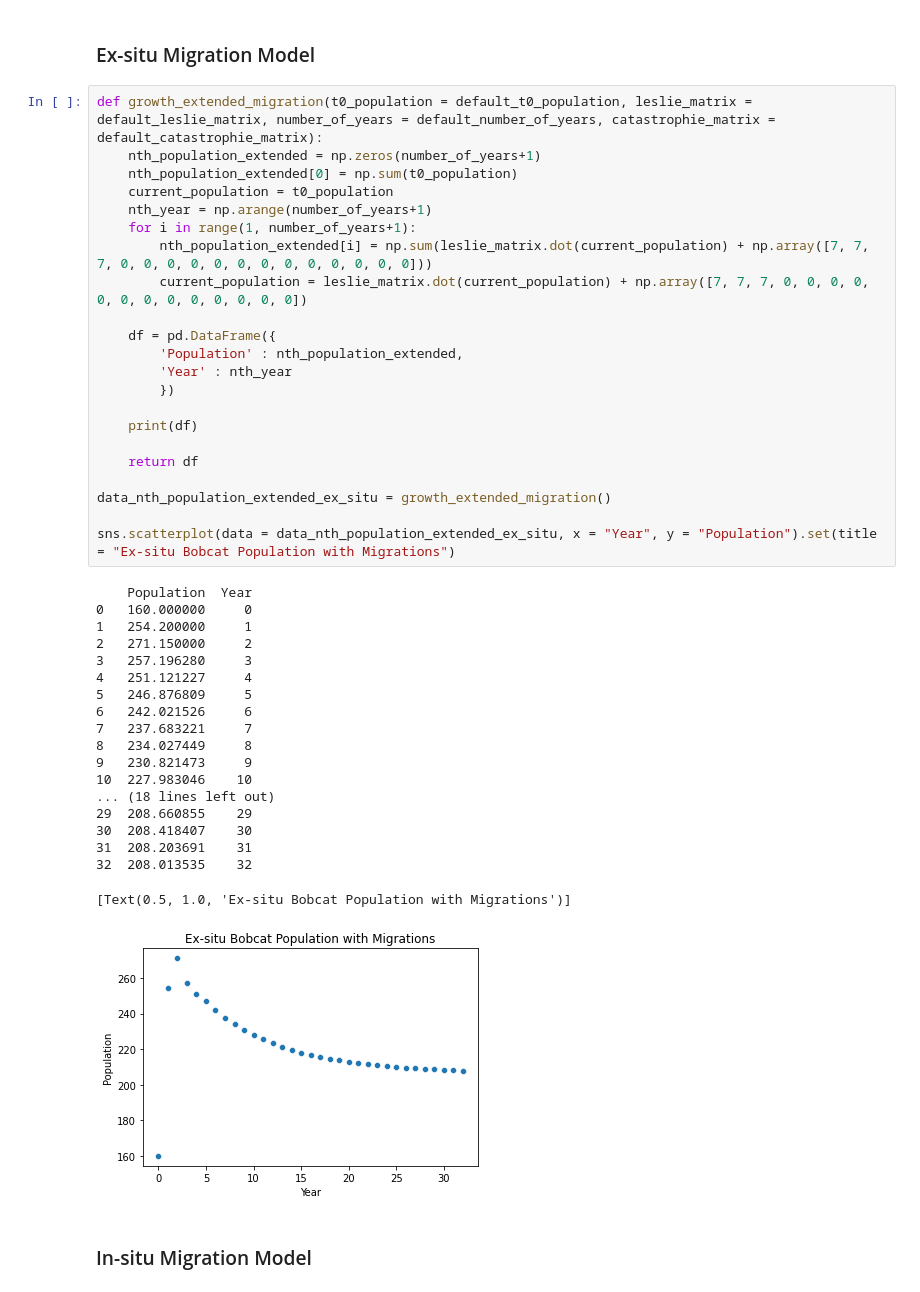
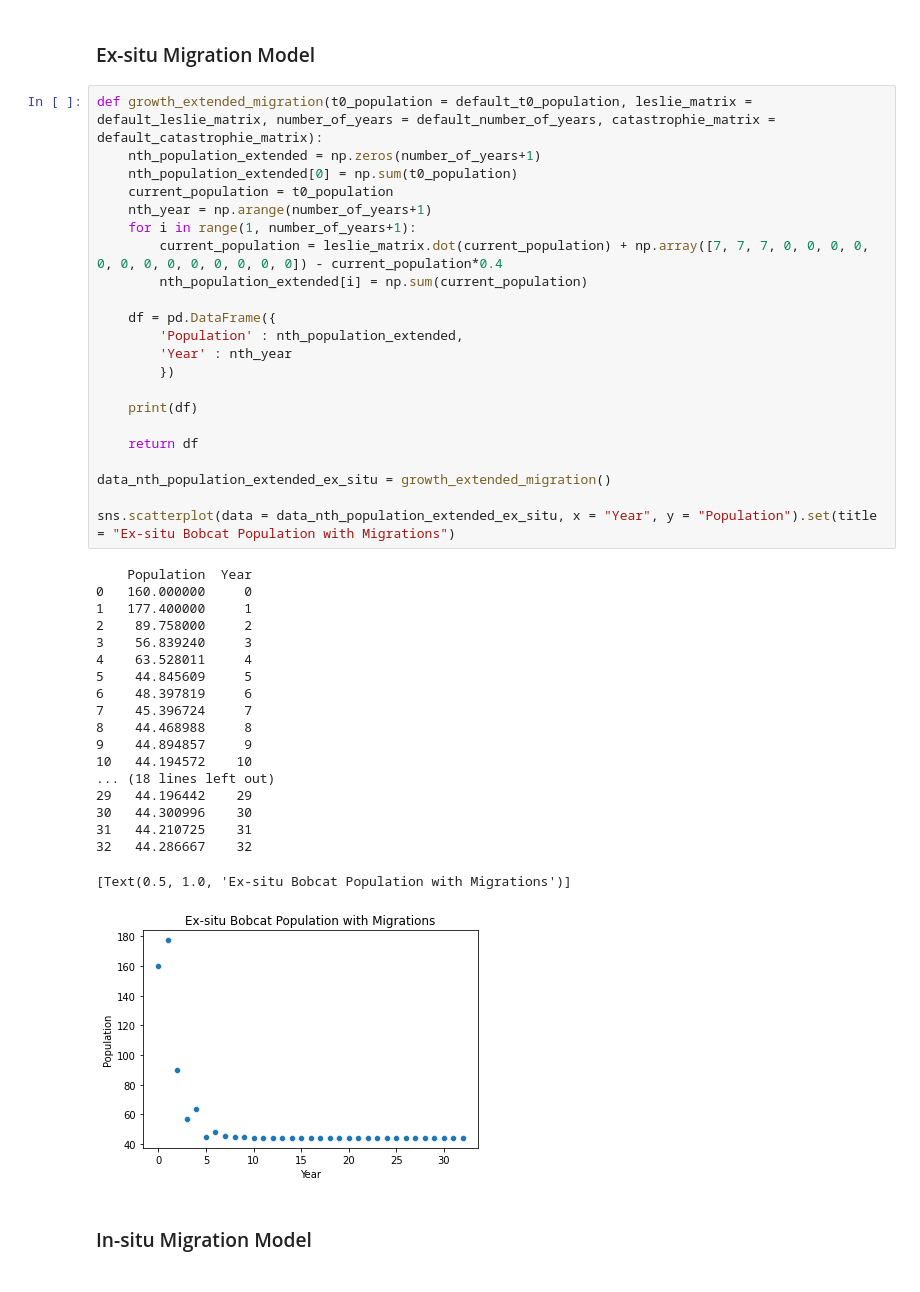
Before and after one commit to AlienVisitor/Math-3MB3, a Jupyter notebook: finalproject.ipynb, the cells around one changed output. Cells and saved outputs as stored; diff of their text form.

```diff
--- a/finalproject.ipynb
+++ b/finalproject.ipynb
@@ -202,45 +202,45 @@ sns.scatterplot(data = data_nth_population_extended_in_situ, x = "Year", y = "Po
 # %%
 def growth_extended_migration(t0_population = default_t0_population, leslie_matrix = default_leslie_matrix, number_of_years = default_number_of_years, catastrophie_matrix = default_catastrophie_matrix):
     nth_population_extended = np.zeros(number_of_years+1)
     nth_population_extended[0] = np.sum(t0_population)
     current_population = t0_population
     nth_year = np.arange(number_of_years+1)
     for i in range(1, number_of_years+1):
-        nth_population_extended[i] = np.sum(leslie_matrix.dot(current_population) + np.array([7, 7, 7, 0, 0, 0, 0, 0, 0, 0, 0, 0, 0, 0, 0, 0]))
-        current_population = leslie_matrix.dot(current_population) + np.array([7, 7, 7, 0, 0, 0, 0, 0, 0, 0, 0, 0, 0, 0, 0, 0])
+        current_population = leslie_matrix.dot(current_population) + np.array([7, 7, 7, 0, 0, 0, 0, 0, 0, 0, 0, 0, 0, 0, 0, 0]) - current_population*0.4
+        nth_population_extended[i] = np.sum(current_population)
 
     df = pd.DataFrame({
         'Population' : nth_population_extended,
         'Year' : nth_year
         })
 
     print(df)
 
     return df
 
 data_nth_population_extended_ex_situ = growth_extended_migration()
 
 sns.scatterplot(data = data_nth_population_extended_ex_situ, x = "Year", y = "Population").set(title = "Ex-situ Bobcat Population with Migrations")
 # %% [output]
     Population  Year
 0   160.000000     0
-1   254.200000     1
-2   271.150000     2
-3   257.196280     3
-4   251.121227     4
-5   246.876809     5
-6   242.021526     6
-7   237.683221     7
-8   234.027449     8
-9   230.821473     9
-10  227.983046    10
+1   177.400000     1
+2    89.758000     2
+3    56.839240     3
+4    63.528011     4
+5    44.845609     5
+6    48.397819     6
+7    45.396724     7
+8    44.468988     8
+9    44.894857     9
+10   44.194572    10
 ... (18 lines left out)
-29  208.660855    29
-30  208.418407    30
-31  208.203691    31
-32  208.013535    32
+29   44.196442    29
+30   44.300996    30
+31   44.210725    31
+32   44.286667    32
 [Text(0.5, 1.0, 'Ex-situ Bobcat Population with Migrations')]
-[figure, old version]
+[figure, new version]
 # %% [markdown]
 ### In-situ Migration Model
 # %%
```
Also changed, not shown: parts of 4 cells of this notebook.
